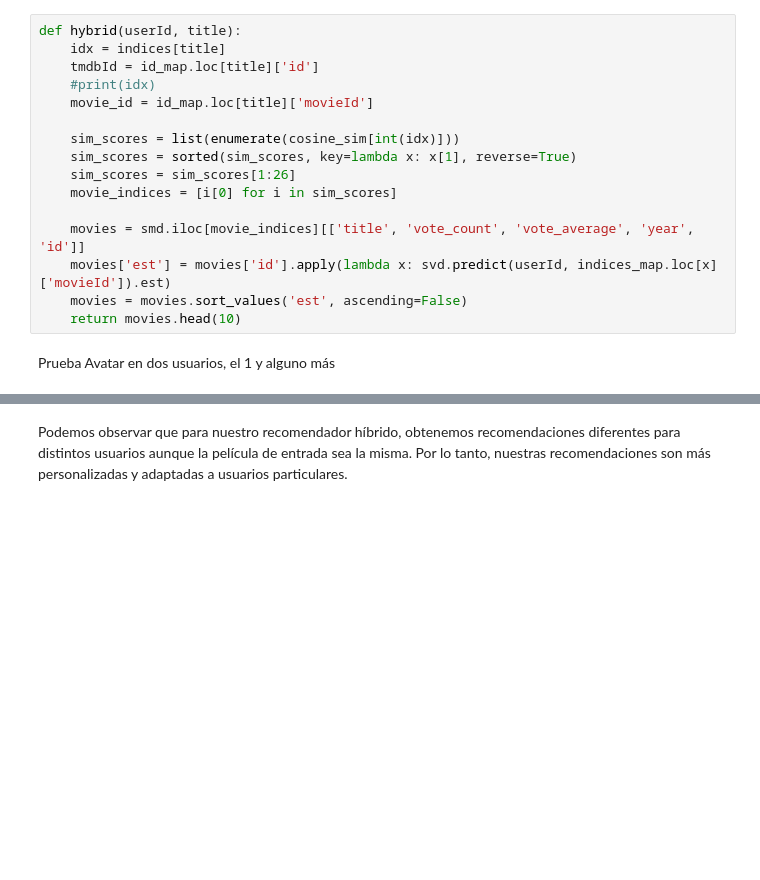
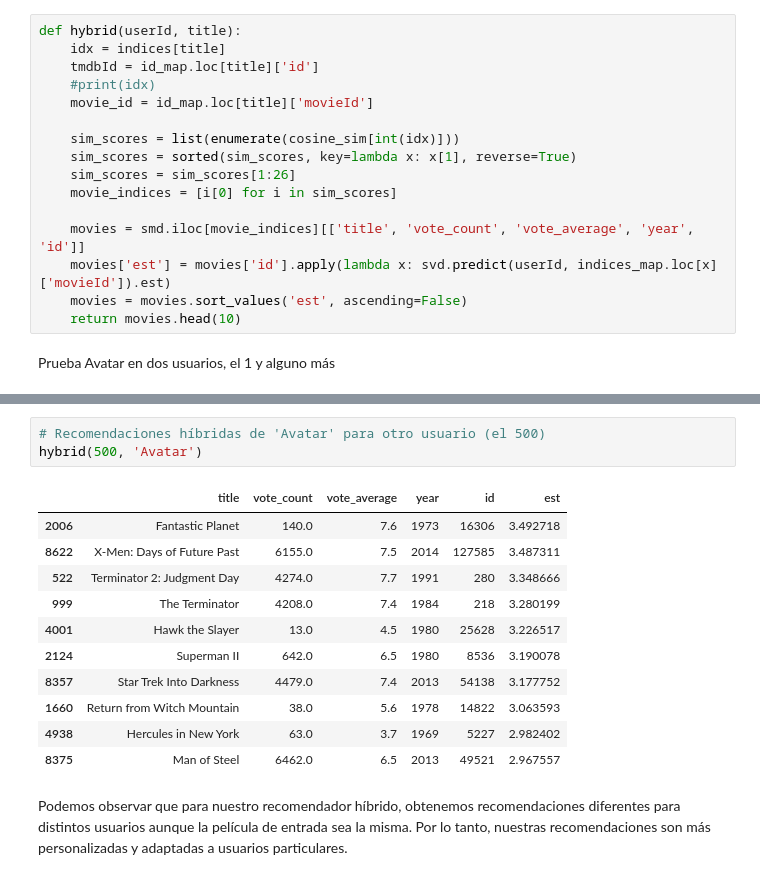
Before and after one commit to ANGELOUUUI/MA2003B, a Jupyter notebook: movie-reco/Recomendador_Pelis-Final.ipynb, the cells around one changed output, grey strips where cells are left out. Saved outputs shown, nothing was run; the diff lists cells and outputs as text; blank space fills up the shorter version.

```diff
--- a/movie-reco/Recomendador_Pelis-Final.ipynb
+++ b/movie-reco/Recomendador_Pelis-Final.ipynb
@@ -679,3 +715,18 @@ Prueba Avatar en dos usuarios, el 1 y alguno más
+# %%
+# Recomendaciones híbridas de 'Avatar' para otro usuario (el 500)
+hybrid(500, 'Avatar')
+# %% [output]
+|  | title | vote_count | vote_average | year | id | est |
+| 2006 | Fantastic Planet | 140.0 | 7.6 | 1973 | 16306 | 3.492718 |
+| 8622 | X-Men: Days of Future Past | 6155.0 | 7.5 | 2014 | 127585 | 3.487311 |
+| 522 | Terminator 2: Judgment Day | 4274.0 | 7.7 | 1991 | 280 | 3.348666 |
+| 999 | The Terminator | 4208.0 | 7.4 | 1984 | 218 | 3.280199 |
+| 4001 | Hawk the Slayer | 13.0 | 4.5 | 1980 | 25628 | 3.226517 |
+| 2124 | Superman II | 642.0 | 6.5 | 1980 | 8536 | 3.190078 |
+| 8357 | Star Trek Into Darkness | 4479.0 | 7.4 | 2013 | 54138 | 3.177752 |
+| 1660 | Return from Witch Mountain | 38.0 | 5.6 | 1978 | 14822 | 3.063593 |
+| 4938 | Hercules in New York | 63.0 | 3.7 | 1969 | 5227 | 2.982402 |
+| 8375 | Man of Steel | 6462.0 | 6.5 | 2013 | 49521 | 2.967557 |
 # %% [markdown]
 Podemos observar que para nuestro recomendador híbrido, obtenemos recomendaciones diferentes para distintos usuarios aunque la película de entrada sea la misma. Por lo tanto, nuestras recomendaciones son más personalizadas y adaptadas a usuarios particulares.
 # %% [markdown]
```
Also changed, not shown: parts of 15 cells of this notebook.
